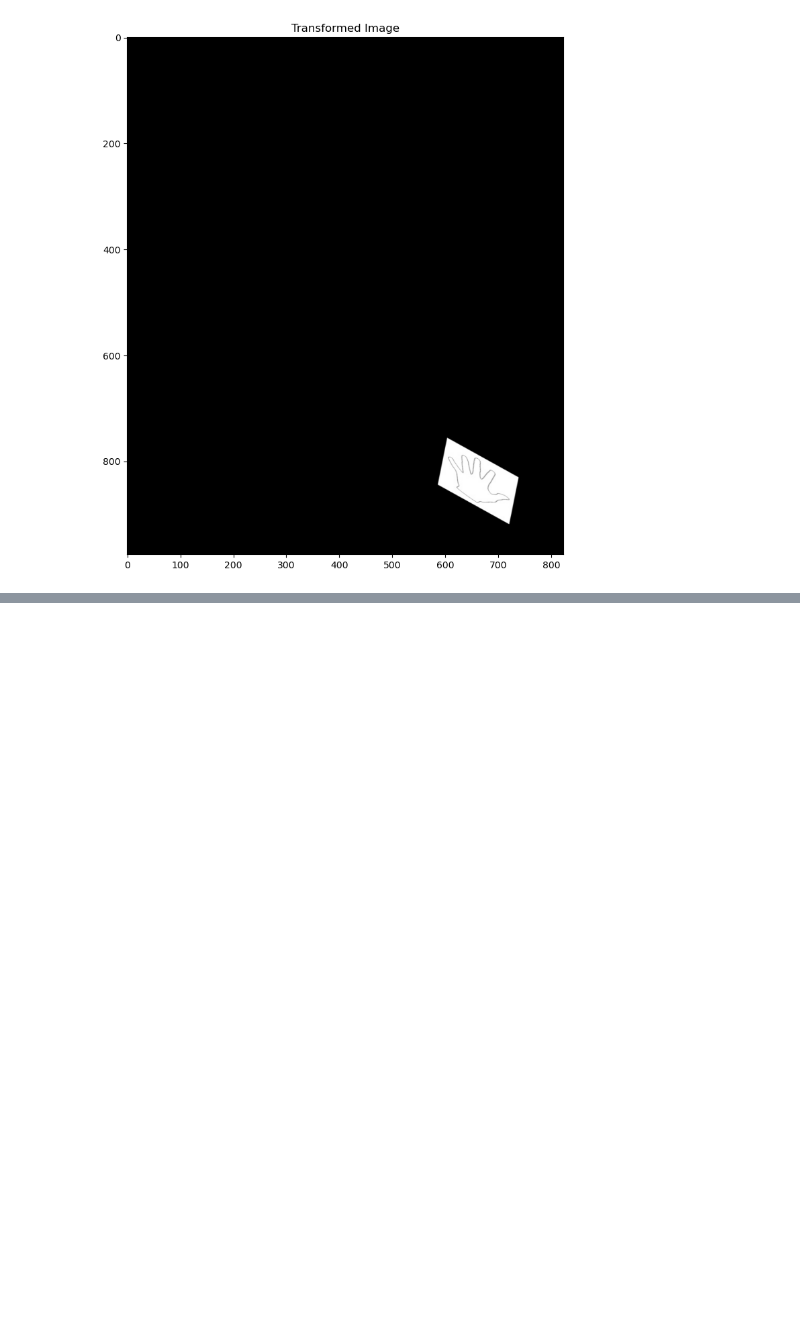
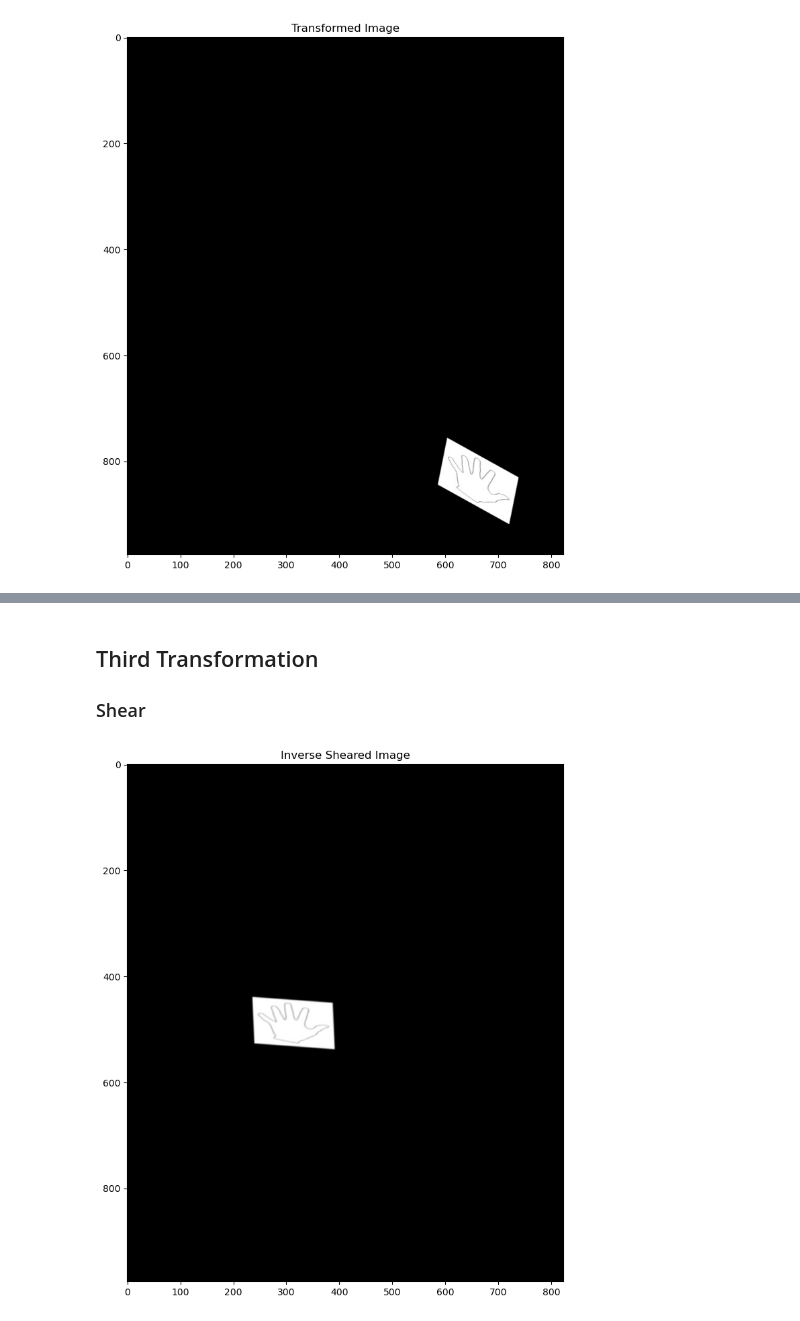
Before and after one commit to aradmehralian/Multi-Media-Projects, a Jupyter notebook: Project2/Q1.ipynb, the cells around one changed output, grey strips where cells are left out. Drawn from its saved outputs; the diff is of its cells as text; code cells hidden in the pictures; blank space fills up the shorter version.

Commit message:
Update Project2/Q1.ipynb
Q1 was updated but the shearing and scaling needs
to be modified to be more accurate.

```diff
--- a/Project2/Q1.ipynb
+++ b/Project2/Q1.ipynb
@@ -20,0 +85,3 @@ imshow(transformed_image , "Transformed image")
+# %% [markdown]
+## Third Transformation
+### Shear
@@ -20,0 +90,10 @@ imshow(transformed_image , "Transformed image")
+# %%
+# TODO: find better way to calculate the shear values
+sh_x = -0.2
+sh_y = 0.001
+
+sheared_img = cv2.warpAffine(img_derotated, np.float32([[1, sh_x, 0], [sh_y, 1, 0]]), (width, heigth))
+# %%
+imshow(sheared_img, "inverse sheared image")
+# %% [output]
+[figure, added]
```
Also changed, not shown: parts of 20 cells of this notebook.
